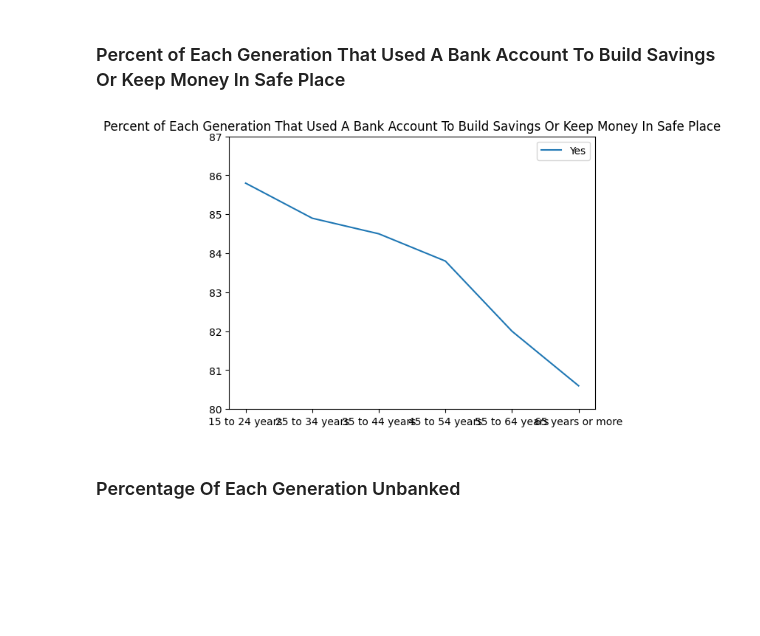
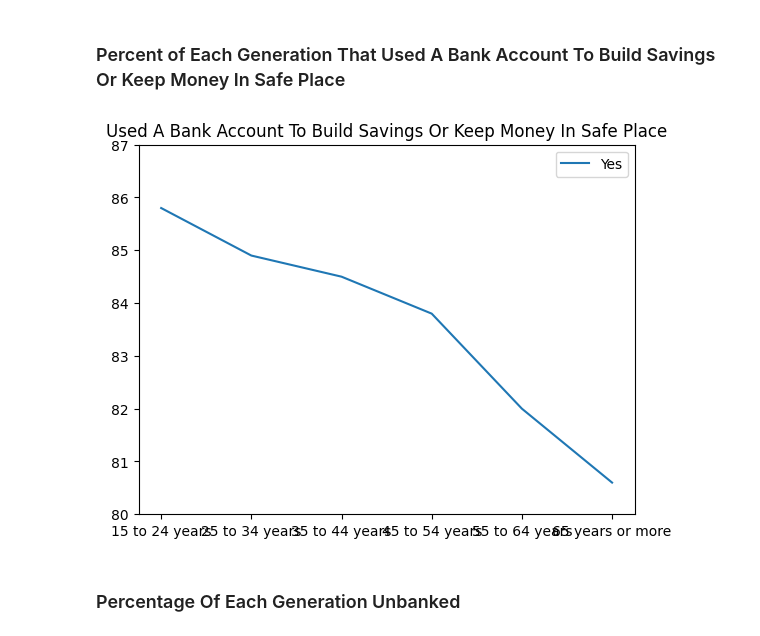
Before and after one commit to ryanmoore2121/Capstone, a Jupyter notebook: Banking.ipynb, the cells around one changed output. Drawn from its saved outputs; the diff is of its cells as text; code cells hidden in the pictures; blank space fills up the shorter version.

```diff
--- a/Banking.ipynb
+++ b/Banking.ipynb
@@ -90,23 +90,23 @@ plt.show()
 # %%
 import pandas as pd
 import matplotlib.pyplot as plt
 
 
 #Code that pulls the dataset and reads it
 df = pd.read_csv('Buildsavings.csv')
 
 x = df['Row Variables']
 y = df["Yes"]
 
 plt.figure()
 plt.plot(x,y, label = 'Yes')
-plt.title('Percent of Each Generation That Used A Bank Account To Build Savings Or Keep Money In Safe Place')
+plt.title('Used A Bank Account To Build Savings Or Keep Money In Safe Place')
 plt.legend()
 plt.ylim(80,87)
 
 plt.show()
 # %% [output]
-[figure, old version]
+[figure, new version]
 # %% [markdown]
 ### Percentage Of Each Generation Unbanked
 # %%
```
Also changed, not shown: parts of 1 cell of this notebook.
